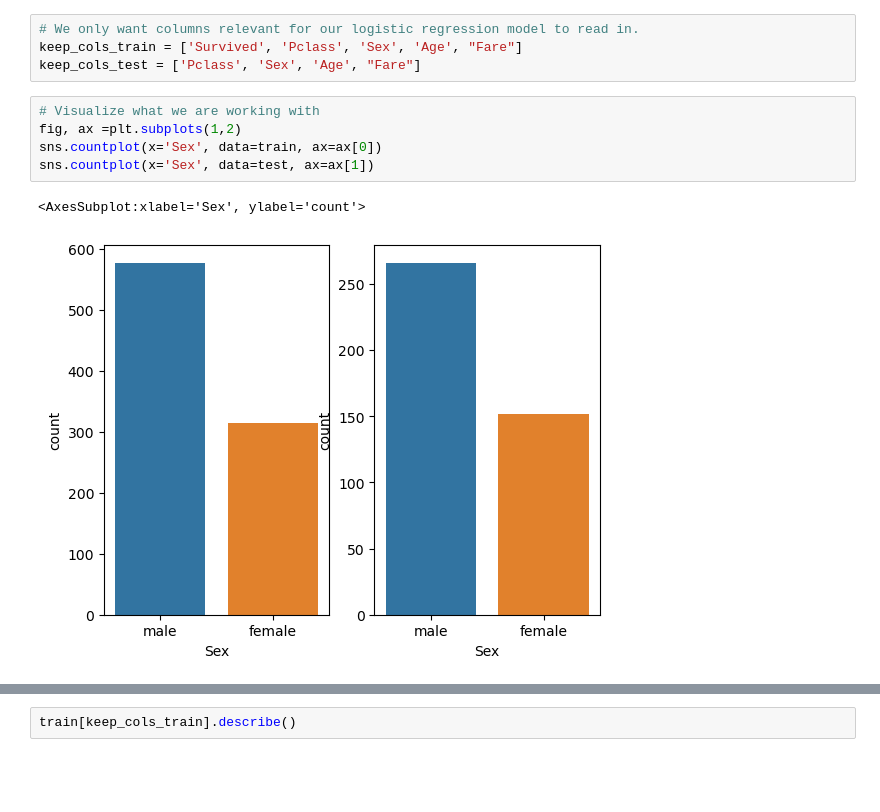
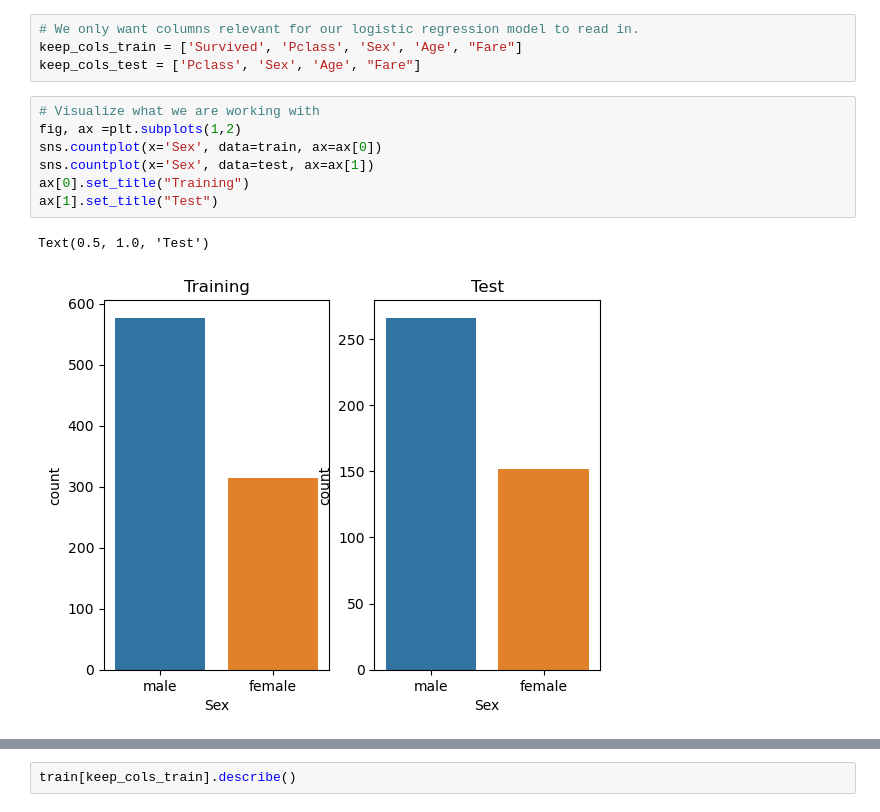
Before and after one commit to cmason30/Deep-Learning-Projects, a Jupyter notebook: kaggle/titanic/titanic-kaggle.ipynb, the cells around one changed output, grey strips where cells are left out. Saved outputs shown, nothing was run; the diff lists cells and outputs as text; blank space fills up the shorter version.

```diff
--- a/kaggle/titanic/titanic-kaggle.ipynb
+++ b/kaggle/titanic/titanic-kaggle.ipynb
@@ -42,11 +44,13 @@ keep_cols_test = ['Pclass', 'Sex', 'Age', "Fare"]
 # %%
 # Visualize what we are working with
 fig, ax =plt.subplots(1,2)
 sns.countplot(x='Sex', data=train, ax=ax[0])
 sns.countplot(x='Sex', data=test, ax=ax[1])
+ax[0].set_title("Training")
+ax[1].set_title("Test")
 # %% [output]
-<AxesSubplot:xlabel='Sex', ylabel='count'>
+Text(0.5, 1.0, 'Test')
-[figure, old version]
+[figure, new version]
 # %%
 fig, ax =plt.subplots(1,2)
 sns.countplot(x='Pclass', data=train, ax=ax[0])
```
Also changed, not shown: parts of 15 cells of this notebook.
